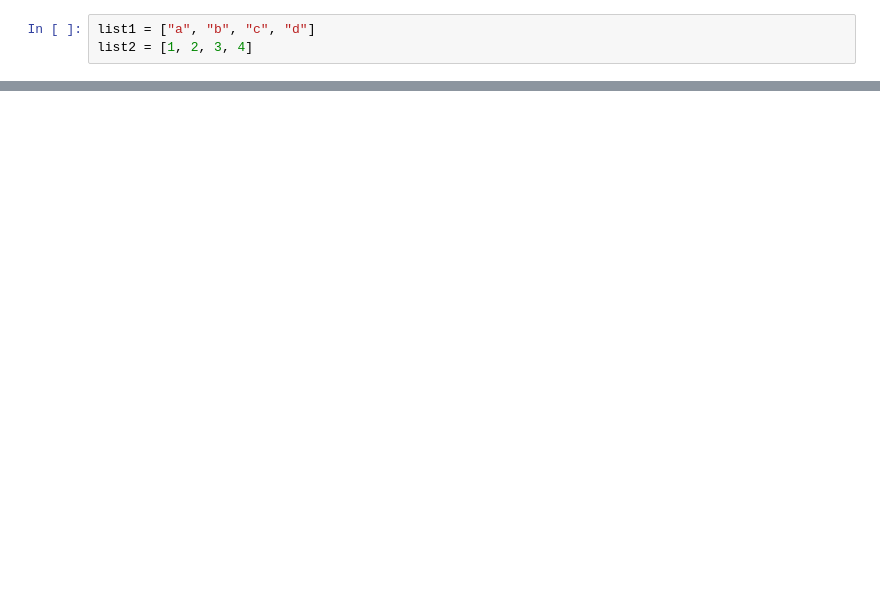
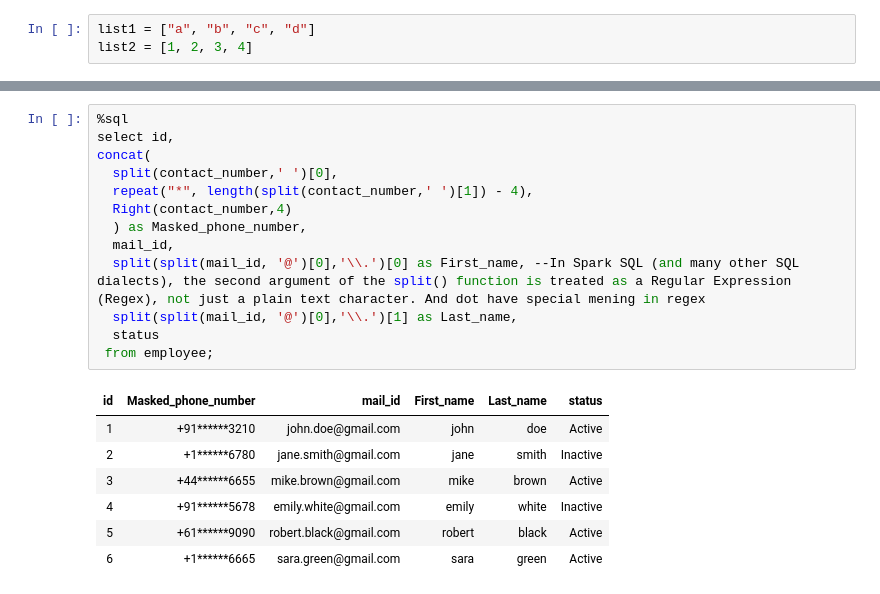
Before and after one commit to punitmore31/GCP_DE, a Jupyter notebook: Pyspark_SQL Notebook/Pyspark+SQL_problems.ipynb, the cells around one changed output, grey strips where cells are left out. Drawn from its saved outputs; the diff is of its cells as text; blank space fills up the shorter version.

```diff
--- a/Pyspark_SQL Notebook/Pyspark+SQL_problems.ipynb
+++ b/Pyspark_SQL Notebook/Pyspark+SQL_problems.ipynb
@@ -72,0 +207,21 @@ File <command-4791179505415739>, line 17
+# %%
+%sql
+select id,
+concat(
+  split(contact_number,' ')[0],
+  repeat("*", length(split(contact_number,' ')[1]) - 4),
+  Right(contact_number,4)
+  ) as Masked_phone_number,
+  mail_id,
+  split(split(mail_id, '@')[0],'\\.')[0] as First_name, --In Spark SQL (and many other SQL dialects), the second argument of the split() function is treated as a Regular Expression (Regex), not just a plain text character. And dot have special mening in regex
+  split(split(mail_id, '@')[0],'\\.')[1] as Last_name,
+  status
+ from employee;
+# %% [output]
+| id | Masked_phone_number | mail_id | First_name | Last_name | status |
+| 1 | +91******3210 | john.doe@gmail.com | john | doe | Active |
+| 2 | +1******6780 | jane.smith@gmail.com | jane | smith | Inactive |
+| 3 | +44******6655 | mike.brown@gmail.com | mike | brown | Active |
+| 4 | +91******5678 | emily.white@gmail.com | emily | white | Inactive |
+| 5 | +61******9090 | robert.black@gmail.com | robert | black | Active |
+| 6 | +1******6665 | sara.green@gmail.com | sara | green | Active |
```
Also changed, not shown: parts of 37 cells of this notebook, 3 other files.
